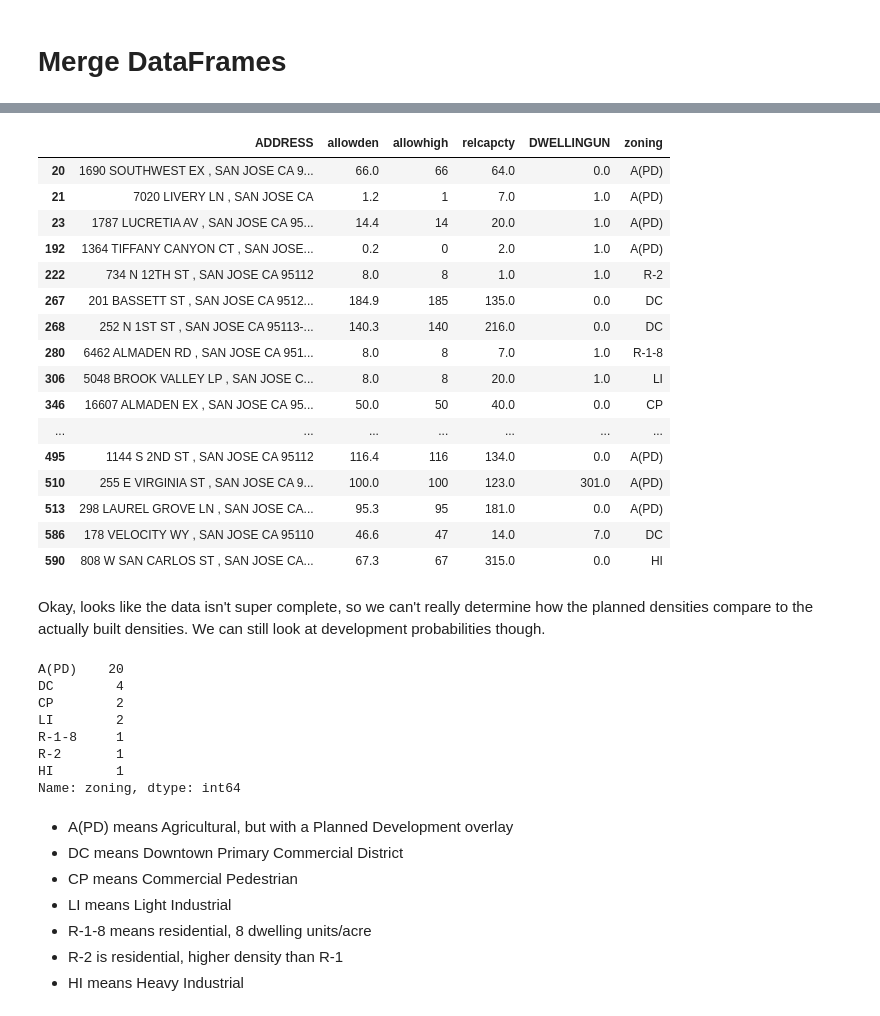
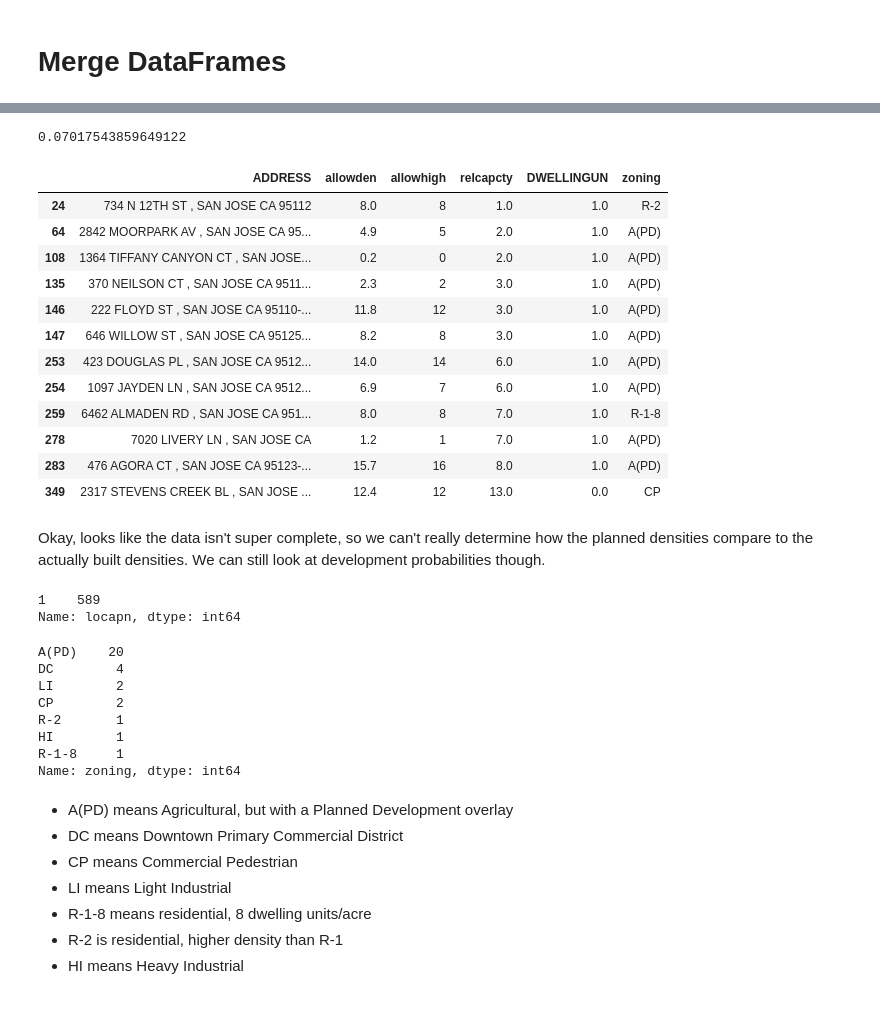
Before and after one commit to YIMBYdata/housing-elements, a Jupyter notebook: San Jose Housing Element.ipynb, the cells around one changed output, grey strips where cells are left out. Cells and saved outputs as stored; diff of their text form; code cells hidden in the pictures.

```diff
--- a/San Jose Housing Element.ipynb
+++ b/San Jose Housing Element.ipynb
@@ -208,7 +300,8 @@ combined_df.groupby('APN').size().value_counts()
 dtype: int64
 # %%
 recent_combined_df = combined_df[
-    combined_df['ISSUEDATE'] >= '2015-01-01'
+    (combined_df['ISSUEDATE'] >= '2015-01-01')
+    & (combined_df['ISSUEDATE'] < '2021-01-01')
 ]
 # %%
 recent_combined_df.shape
@@ -218,0 +343,2 @@ recent_combined_df.shape
+# %%
+sj_sites_deduped = sj_sites.sort_values('relcapcty').drop_duplicates('locapn', keep='last')
@@ -219,5 +350,5 @@ recent_combined_df.shape
 # %%
-merged_df = sj_sites.merge(
+merged_df = sj_sites_deduped.merge(
     recent_combined_df,
     left_on='locapn',
     right_on='APN',
@@ -258,38 +361,43 @@ Index(['objectid', 'apn', 'locapn', 'genplan', 'zoning', 'gacres', 'locacres',
+# %%
+8/6 * merged_df['state'].notnull().mean()
+# %% [output]
+0.07017543859649122
 # %%
 merged_df[
     merged_df['state'].notnull()
-][['ADDRESS', 'allowden', 'allowhigh', 'relcapcty', 'DWELLINGUN', 'zoning']]
+][['ADDRESS', 'allowden', 'allowhigh', 'relcapcty', 'DWELLINGUN', 'zoning']].head(12)
 # %% [output]
 |  | ADDRESS | allowden | allowhigh | relcapcty | DWELLINGUN | zoning |
-| 20 | 1690 SOUTHWEST EX , SAN JOSE CA 9... | 66.0 | 66 | 64.0 | 0.0 | A(PD) |
-| 21 | 7020 LIVERY LN , SAN JOSE CA | 1.2 | 1 | 7.0 | 1.0 | A(PD) |
-| 23 | 1787 LUCRETIA AV , SAN JOSE CA 95... | 14.4 | 14 | 20.0 | 1.0 | A(PD) |
-| 192 | 1364 TIFFANY CANYON CT , SAN JOSE... | 0.2 | 0 | 2.0 | 1.0 | A(PD) |
-| 222 | 734 N 12TH ST , SAN JOSE CA 95112 | 8.0 | 8 | 1.0 | 1.0 | R-2 |
-| 267 | 201 BASSETT ST , SAN JOSE CA 9512... | 184.9 | 185 | 135.0 | 0.0 | DC |
-| 268 | 252 N 1ST ST , SAN JOSE CA 95113-... | 140.3 | 140 | 216.0 | 0.0 | DC |
-| 280 | 6462 ALMADEN RD , SAN JOSE CA 951... | 8.0 | 8 | 7.0 | 1.0 | R-1-8 |
-| 306 | 5048 BROOK VALLEY LP , SAN JOSE C... | 8.0 | 8 | 20.0 | 1.0 | LI |
-| 346 | 16607 ALMADEN EX , SAN JOSE CA 95... | 50.0 | 50 | 40.0 | 0.0 | CP |
-| ... | ... | ... | ... | ... | ... | ... |
-| 495 | 1144 S 2ND ST , SAN JOSE CA 95112 | 116.4 | 116 | 134.0 | 0.0 | A(PD) |
-| 510 | 255 E VIRGINIA ST , SAN JOSE CA 9... | 100.0 | 100 | 123.0 | 301.0 | A(PD) |
-| 513 | 298 LAUREL GROVE LN , SAN JOSE CA... | 95.3 | 95 | 181.0 | 0.0 | A(PD) |
-| 586 | 178 VELOCITY WY , SAN JOSE CA 95110 | 46.6 | 47 | 14.0 | 7.0 | DC |
-| 590 | 808 W SAN CARLOS ST , SAN JOSE CA... | 67.3 | 67 | 315.0 | 0.0 | HI |
+| 24 | 734 N 12TH ST , SAN JOSE CA 95112 | 8.0 | 8 | 1.0 | 1.0 | R-2 |
+| 64 | 2842 MOORPARK AV , SAN JOSE CA 95... | 4.9 | 5 | 2.0 | 1.0 | A(PD) |
+| 108 | 1364 TIFFANY CANYON CT , SAN JOSE... | 0.2 | 0 | 2.0 | 1.0 | A(PD) |
+| 135 | 370 NEILSON CT , SAN JOSE CA 9511... | 2.3 | 2 | 3.0 | 1.0 | A(PD) |
+| 146 | 222 FLOYD ST , SAN JOSE CA 95110-... | 11.8 | 12 | 3.0 | 1.0 | A(PD) |
+| 147 | 646 WILLOW ST , SAN JOSE CA 95125... | 8.2 | 8 | 3.0 | 1.0 | A(PD) |
+| 253 | 423 DOUGLAS PL , SAN JOSE CA 9512... | 14.0 | 14 | 6.0 | 1.0 | A(PD) |
+| 254 | 1097 JAYDEN LN , SAN JOSE CA 9512... | 6.9 | 7 | 6.0 | 1.0 | A(PD) |
+| 259 | 6462 ALMADEN RD , SAN JOSE CA 951... | 8.0 | 8 | 7.0 | 1.0 | R-1-8 |
+| 278 | 7020 LIVERY LN , SAN JOSE CA | 1.2 | 1 | 7.0 | 1.0 | A(PD) |
+| 283 | 476 AGORA CT , SAN JOSE CA 95123-... | 15.7 | 16 | 8.0 | 1.0 | A(PD) |
+| 349 | 2317 STEVENS CREEK BL , SAN JOSE ... | 12.4 | 12 | 13.0 | 0.0 | CP |
 # %% [markdown]
 Okay, looks like the data isn't super complete, so we can't really determine how the planned densities compare to the actually built densities.
 We can still look at development probabilities though.
+# %%
+merged_df['locapn'].value_counts().value_counts()
+# %% [output]
+1    589
+Name: locapn, dtype: int64
 # %%
 merged_df.dropna(subset=['state'])['zoning'].value_counts()
 # %% [output]
 A(PD)    20
 DC        4
+LI        2
 CP        2
-LI        2
-R-1-8     1
 R-2       1
 HI        1
+R-1-8     1
 Name: zoning, dtype: int64
 # %% [markdown]
 * A(PD) means Agricultural, but with a Planned Development overlay
```
Also changed, not shown: parts of 38 cells of this notebook, 7 other files.
